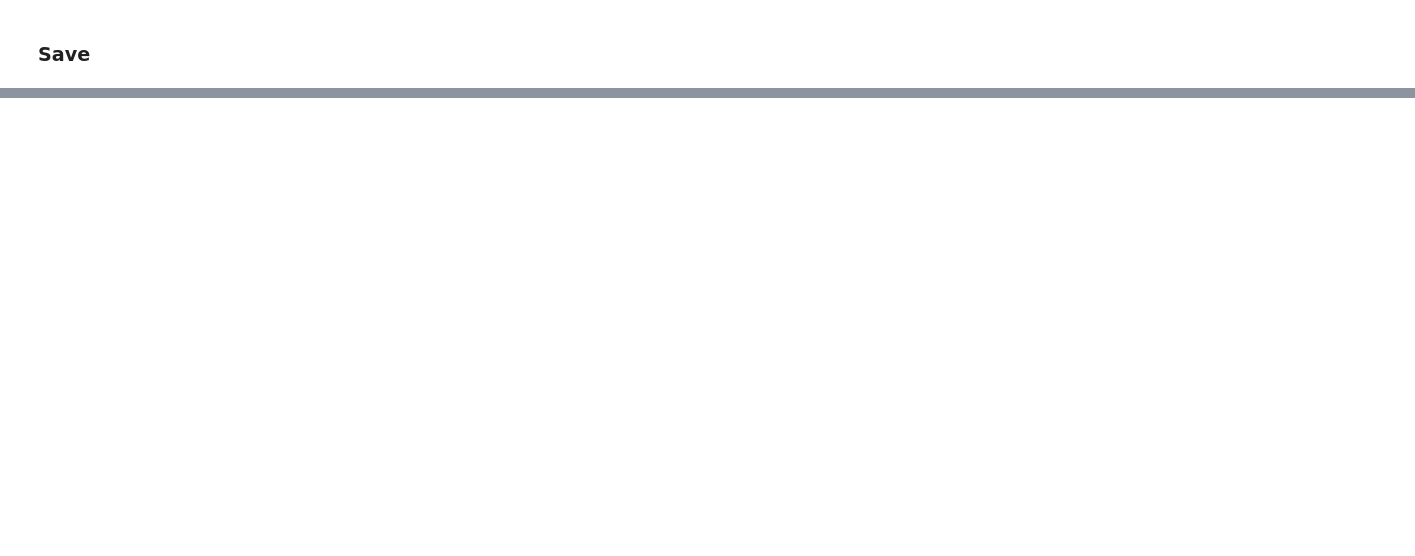
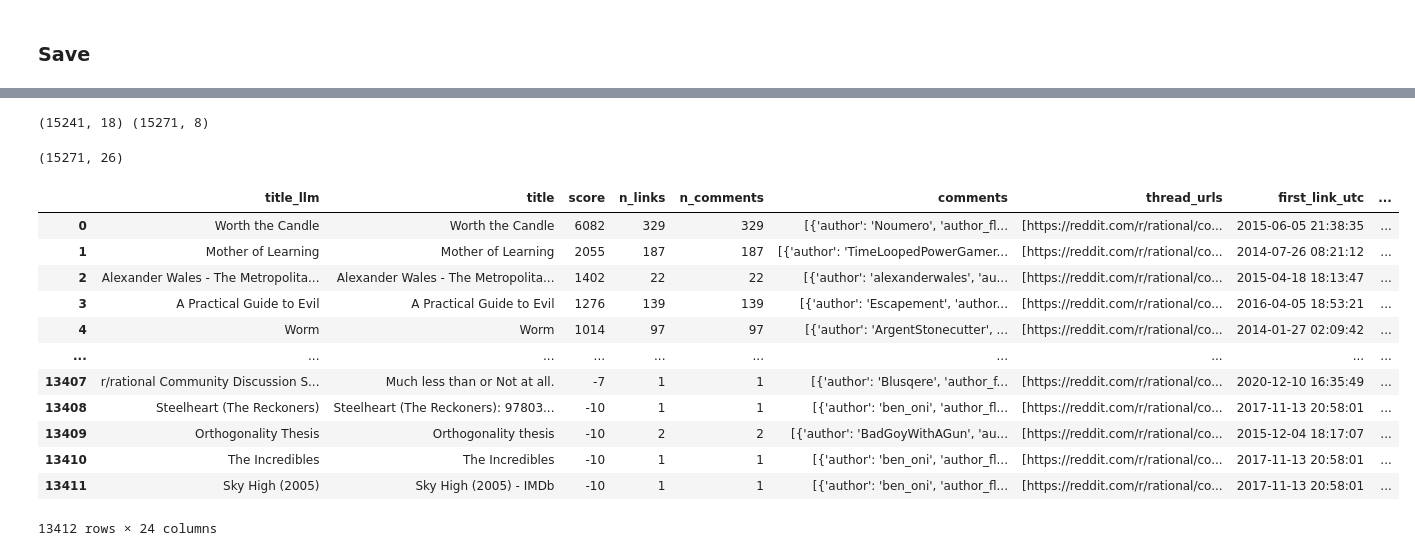
Before and after one commit to wassname/scrape_r_rational, a Jupyter notebook: nbs/mjc_005_allm.ipynb, the cells around one changed output, grey strips where cells are left out. Drawn from its saved outputs; the diff is of its cells as text; code cells hidden in the pictures; blank space fills up the shorter version.

```diff
--- a/nbs/mjc_005_allm.ipynb
+++ b/nbs/mjc_005_allm.ipynb
@@ -333,9 +313,11 @@ async def main(df3, batch_size=1000):
             tasks.append(process_item(title, urls, f))
 
         batch_llm_info = await asyncio.gather(*tasks)
+        failed = [1 if d is None else 0 for d in batch_llm_info]
         all_llm_info.extend(batch_llm_info)
 
         print(f"Processed batch {start//batch_size + 1} of {(total_tasks - 1)//batch_size + 1}")
+        print(f"\t{len(cached)} cached, {len(tasks)} tasks, failed: {sum(failed)}")
 
     print("All batches processed")
     return cached + all_llm_info
@@ -403,0 +397,7 @@ df_llm
+# %%
+df_llm = pd.DataFrame(llm_info).rename(columns={'title': 'title_llm', 'title2': 'title'})
+# somehow we load dups so
+print(df_llm.model.value_counts())
+print(df_llm.title.value_counts())
+df_llm = df_llm.drop_duplicates(subset=['title'], keep='last')
+df_llm
@@ -404,55 +434,79 @@ df_llm
+# %%
+df_llm2 = (df3
+ .merge(df_llm, left_index=True, right_on='title', how='left')
+ .sort_values('score', ascending=False))
+print(df_llm.shape, df3.shape)
+df_llm2.shape
+# %% [output]
+(15241, 18) (15271, 8)
+(15271, 26)
 # %%
-print(df_llm.shape, df3.shape)
-# also join with df4
-df_llm2 = (df_llm
-          #  .drop(columns=['url'])
-           .set_index('title2')
-           .merge(df3, left_index=True, right_index=True)
-              .sort_values('score', ascending=False)
-            #   .drop(columns=['comments'])
-            .reset_index(names='title2')
-)
-df_llm2
+# print(df_llm.shape, df3.shape)
+# # also join with df4
+# df_llm2 = (df_llm
+#           #  .drop(columns=['url'])
+#            .set_index('title2')
+#            .merge(df3, left_index=True, right_index=True, how='left')
+#               .sort_values('score', ascending=False)
+#             #   .drop(columns=['comments'])
+#             .reset_index(names='title2')
+# )
+# df_llm2
 
 
-# now deduplicate by llm title and also keep only the ones that are fiction
+# # now deduplicate by llm title and also keep only the ones that are fiction
 # %%
 from rrational.transform import join_uniq, chain_lists, format_flair, c2md, collapsibe, urls2a,url2a,  unique_elements
 # %%
 # dedup by llm title
 df_llm3= (
-    df_llm2.groupby('title').agg(
+    df_llm2.groupby('title_llm').agg(
         {
+            "title": "first",
             "score": "sum",
             "n_links": "sum",
             'n_comments': 'sum',
             "comments": chain_lists,
             "thread_urls": chain_lists,
             'first_link_utc': 'min',
             'last_link_utc': 'max',
             'url': chain_lists,
             # 'title2': list,
               'description': 'first',
                 'tags': chain_lists,
                 'reviews_quotes': 'first',
        'reviews_summary': 'first',
        'reccomendations': 'first',
        'disrecommendations': 'first',
          'why': 'first',
        'if_you_liked_x_you_will_like_this': 'first',
          'rating_quality': 'first',
        'rating_rationality': 'first',
          'rating_writing': 'first',
          'rating_plot': 'first',
        'rating_character': 'first',
          'rating_worldbuilding': 'first',
         #    'context',
         #    'model'
         }
     )
     .sort_values("score", ascending=False)
     .reset_index()
 )
 df_llm3
+# %% [output]
+|  | title_llm | title | score | n_links | n_comments | comments | thread_urls | first_link_utc | ... |
+| 0 | Worth the Candle | Worth the Candle | 6082 | 329 | 329 | [{'author': 'Noumero', 'author_fl... | [https://reddit.com/r/rational/co... | 2015-06-05 21:38:35 | ... |
+| 1 | Mother of Learning | Mother of Learning | 2055 | 187 | 187 | [{'author': 'TimeLoopedPowerGamer... | [https://reddit.com/r/rational/co... | 2014-07-26 08:21:12 | ... |
+| 2 | Alexander Wales - The Metropolita... | Alexander Wales - The Metropolita... | 1402 | 22 | 22 | [{'author': 'alexanderwales', 'au... | [https://reddit.com/r/rational/co... | 2015-04-18 18:13:47 | ... |
+| 3 | A Practical Guide to Evil | A Practical Guide to Evil | 1276 | 139 | 139 | [{'author': 'Escapement', 'author... | [https://reddit.com/r/rational/co... | 2016-04-05 18:53:21 | ... |
+| 4 | Worm | Worm | 1014 | 97 | 97 | [{'author': 'ArgentStonecutter', ... | [https://reddit.com/r/rational/co... | 2014-01-27 02:09:42 | ... |
+| ... | ... | ... | ... | ... | ... | ... | ... | ... | ... |
+| 13407 | r/rational Community Discussion S... | Much less than or Not at all. | -7 | 1 | 1 | [{'author': 'Blusqere', 'author_f... | [https://reddit.com/r/rational/co... | 2020-12-10 16:35:49 | ... |
+| 13408 | Steelheart (The Reckoners) | Steelheart (The Reckoners): 97803... | -10 | 1 | 1 | [{'author': 'ben_oni', 'author_fl... | [https://reddit.com/r/rational/co... | 2017-11-13 20:58:01 | ... |
+| 13409 | Orthogonality Thesis | Orthogonality thesis | -10 | 2 | 2 | [{'author': 'BadGoyWithAGun', 'au... | [https://reddit.com/r/rational/co... | 2015-12-04 18:17:07 | ... |
+| 13410 | The Incredibles | The Incredibles | -10 | 1 | 1 | [{'author': 'ben_oni', 'author_fl... | [https://reddit.com/r/rational/co... | 2017-11-13 20:58:01 | ... |
+| 13411 | Sky High (2005) | Sky High (2005) - IMDb | -10 | 1 | 1 | [{'author': 'ben_oni', 'author_fl... | [https://reddit.com/r/rational/co... | 2017-11-13 20:58:01 | ... |
+13412 rows × 24 columns
 # %%
 df_llm3.to_parquet("../outputs/df_links5.parquet")
```
Also changed, not shown: parts of 7 cells of this notebook, 3 other files.
